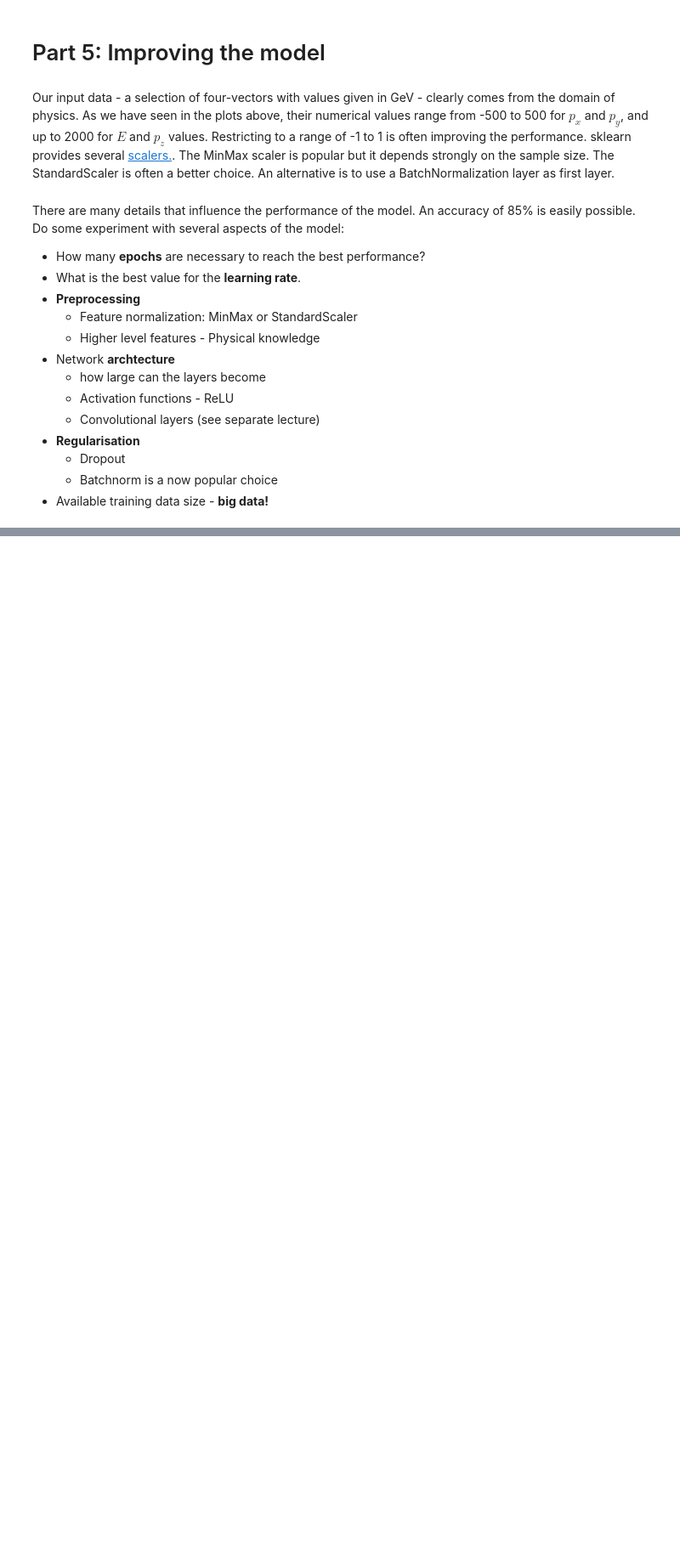
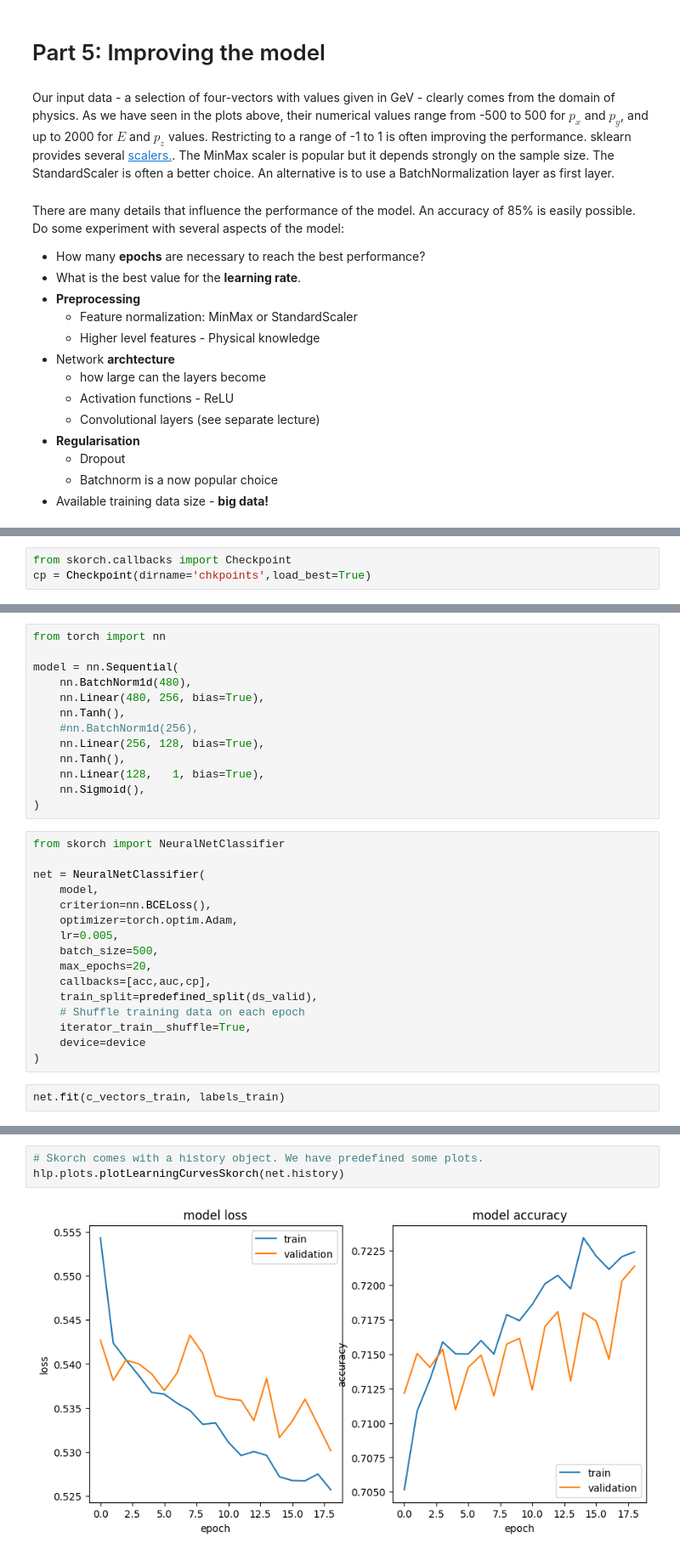
Before and after one commit to dkgithub/wiehl24, a Jupyter notebook: PyTorch_jet_flavor_classification_solution.ipynb, the cells around one changed output, grey strips where cells are left out. Shown: that part at 85% size. Cells and saved outputs as stored; diff of their text form; blank space fills up the shorter version.

```diff
--- a/PyTorch_jet_flavor_classification_solution.ipynb
+++ b/PyTorch_jet_flavor_classification_solution.ipynb
@@ -818,0 +827,3 @@ A possible sequence of experiments
+# %%
+from skorch.callbacks import Checkpoint
+cp = Checkpoint(dirname='chkpoints',load_best=True)
@@ -818,0 +875,31 @@ A possible sequence of experiments
+# %%
+from torch import nn
+
+model = nn.Sequential(
+    nn.BatchNorm1d(480),
+    nn.Linear(480, 256, bias=True),
+    nn.Tanh(),
+    #nn.BatchNorm1d(256),
+    nn.Linear(256, 128, bias=True),
+    nn.Tanh(),
+    nn.Linear(128,   1, bias=True),
+    nn.Sigmoid(),
+)
+# %%
+from skorch import NeuralNetClassifier
+
+net = NeuralNetClassifier(
+    model,
+    criterion=nn.BCELoss(),
+    optimizer=torch.optim.Adam,
+    lr=0.005,
+    batch_size=500,
+    max_epochs=20,
+    callbacks=[acc,auc,cp],
+    train_split=predefined_split(ds_valid),
+    # Shuffle training data on each epoch
+    iterator_train__shuffle=True,
+    device=device
+)
+# %%
+net.fit(c_vectors_train, labels_train)
@@ -818,0 +935,5 @@ A possible sequence of experiments
+# %%
+# Skorch comes with a history object. We have predefined some plots.
+hlp.plots.plotLearningCurvesSkorch(net.history)
+# %% [output]
+[figure, added]
```
Also changed, not shown: parts of 27 cells of this notebook.
